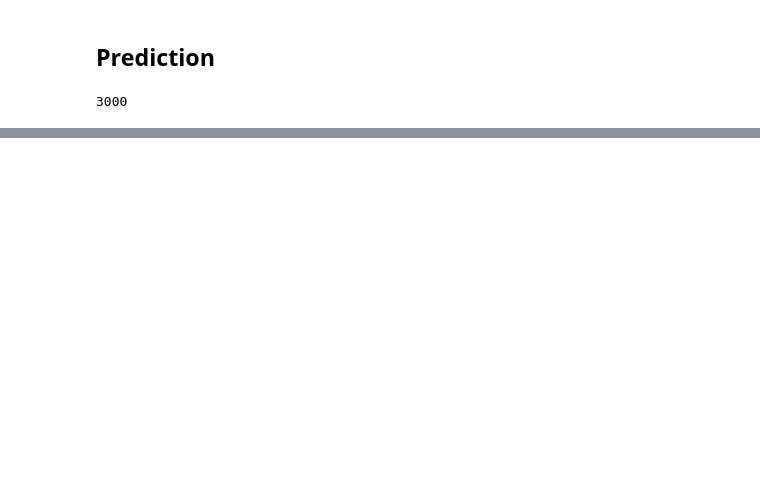
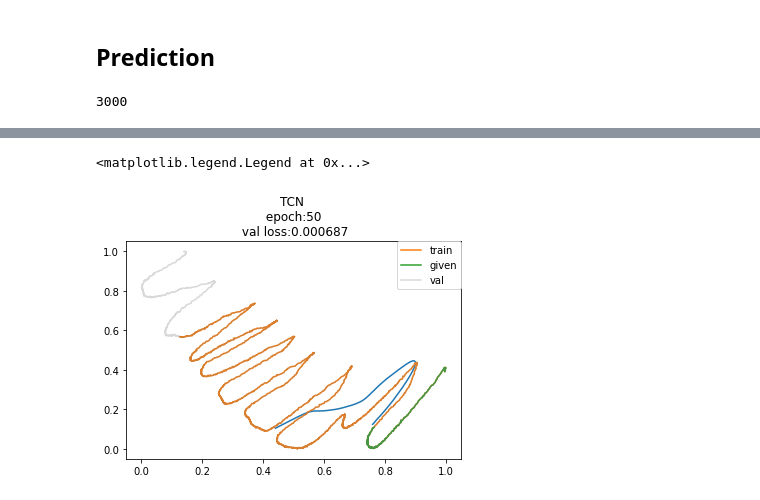
Before and after one commit to AyutoUeda/research, a Jupyter notebook: 1droplet/tcn_for_oscillated.ipynb, the cells around one changed output, grey strips where cells are left out. Cells and saved outputs as stored; diff of their text form; code cells hidden in the pictures; blank space fills up the shorter version.

```diff
--- a/1droplet/tcn_for_oscillated.ipynb
+++ b/1droplet/tcn_for_oscillated.ipynb
@@ -385,0 +464,4 @@ len(gen)
+# %%
+model_load = torch.load("model/epoch50_level7_hdim_20.pth")
+# %%
+genload = generate_pred(model_load, 500, z=data[0])
@@ -385,0 +472,12 @@ len(gen)
+# %%
+plt.plot(genload[:,0], genload[:,1])
+plot_train = X_train[:,:,0].numpy()
+plt.plot(plot_train[:,0], plot_train[:,1], label="train")
+# plt.plot(X_test[0,0], X_test[0,1], label="given")
+plt.plot(pos_by1s_scaled[:time_step,0], pos_by1s_scaled[:time_step,1], label="given")
+plt.plot(pos_by1s_scaled[:,0], pos_by1s_scaled[:,1], color="gray", alpha=0.3, label="val")
+plt.title("TCN \n epoch:{} \n val loss:{:6f}".format(epochs, loss["val_loss"][-1]))
+plt.legend(bbox_to_anchor=(1, 1), loc='upper right', borderaxespad=0)
+# %% [output]
+<matplotlib.legend.Legend at 0x...>
+[figure, added]
```
Also changed, not shown: parts of 18 cells of this notebook.
